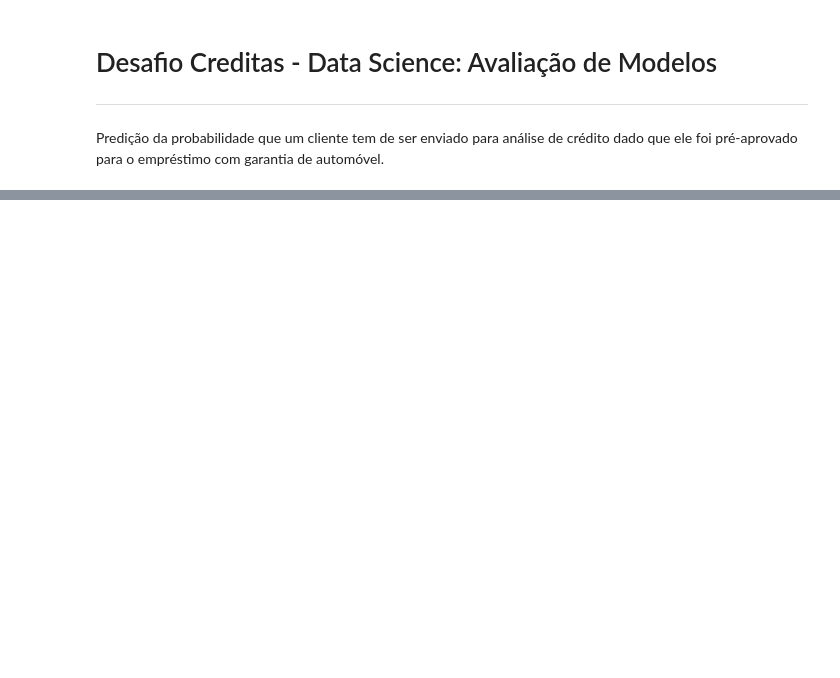
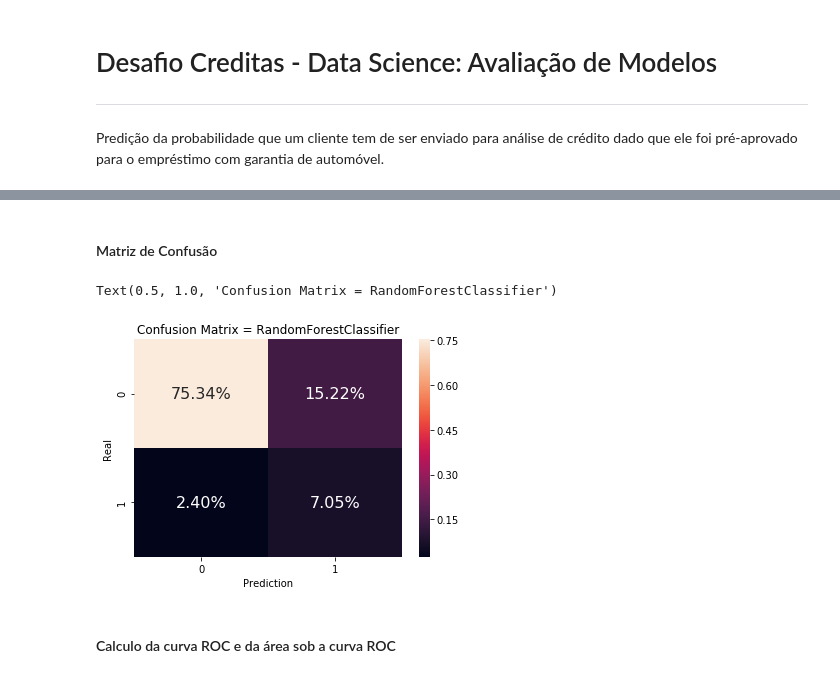
Before and after one commit to mbranbilla/creditas-challenge, a Jupyter notebook: evaluation.ipynb, the cells around one changed output, grey strips where cells are left out. Saved outputs shown, nothing was run; the diff lists cells and outputs as text; code cells hidden in the pictures; blank space fills up the shorter version.

```diff
--- a/evaluation.ipynb
+++ b/evaluation.ipynb
@@ -21,0 +87,10 @@ Encontrar o modelo mais adequado, baseado em métricas de desempenho, para abord
+# %%
+scores_rfc = pd.DataFrame(columns=["true_values", "predict_values", "scores"])
+
+scores_rfc['true_values'] = y_test
+scores_rfc['predict_values'] = rfc_model.predict(X_test)
+scores_rfc["scores"] = [x[1] for x in rfc_model.predict_proba(X_test)]
+
+fpr_rfc, tpr_rfc, thresholds_rfc = roc_curve(y_test, scores_rfc['scores'].values)
+
+auc_score_rfc = roc_auc_score(y_test, scores_rfc['scores'].values)
@@ -21,0 +122,14 @@ Encontrar o modelo mais adequado, baseado em métricas de desempenho, para abord
+# %% [markdown]
+#### Matriz de Confusão
+# %%
+cnf_matrix_rfc = confusion_matrix(y_test, scores_rfc['predict_values']) / len(X_test)
+
+sns.heatmap(cnf_matrix_rfc, annot=True, annot_kws={"size": 16}, fmt='.2%')
+plt.xlabel('Prediction')
+plt.ylabel('Real')
+plt.title('Confusion Matrix = RandomForestClassifier')
+# %% [output]
+Text(0.5, 1.0, 'Confusion Matrix = RandomForestClassifier')
+[figure, added]
+# %% [markdown]
+#### Calculo da curva ROC e da área sob a curva ROC
```
Also changed, not shown: parts of 35 cells of this notebook.
